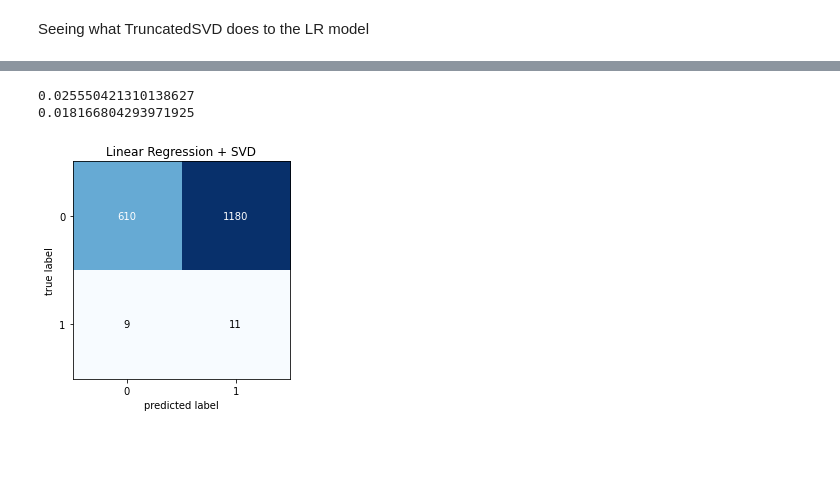
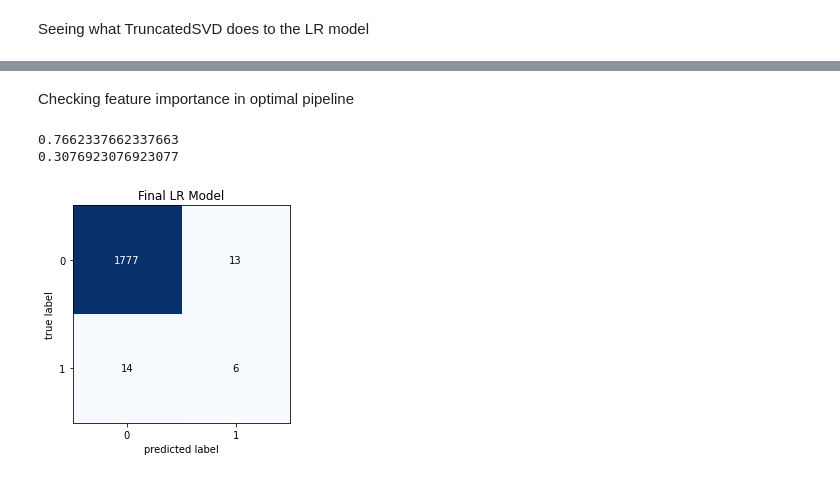
Before and after one commit to wwhite5/Springboard-Capstone-1-NLP, a Jupyter notebook: Notebooks/One_Author_advanced_2.ipynb, the cells around one changed output, grey strips where cells are left out. Cells and saved outputs as stored; diff of their text form; code cells hidden in the pictures; blank space fills up the shorter version.

```diff
--- a/Notebooks/One_Author_advanced_2.ipynb
+++ b/Notebooks/One_Author_advanced_2.ipynb
@@ -39,0 +42,8 @@ X_train, X_test, y_train, y_test = train_test_split(X, y, random_state=21, train
+# %%
+scaled_feat = X[X.columns.difference(['paper_text'])]
+paper_text = pd.DataFrame(X.paper_text)
+
+minmax = MinMaxScaler()
+scaled_feat = pd.DataFrame(minmax.fit_transform(scaled_feat), columns=scaled_feat.columns)
+X = scaled_feat.join(paper_text)
+X
@@ -660,6 +907,22 @@ X_test = tSVD.transform(X_test)
+# %% [markdown]
+Checking feature importance in optimal pipeline
+# %%
+X_train, X_test, y_train, y_test = train_test_split(X, y, random_state=16, train_size=0.75, stratify=y)
+
+other_features_train = csr_matrix(X_train[X_train.columns.difference(['paper_text'])].values)
+other_features_test = csr_matrix(X_test[X_test.columns.difference(['paper_text'])].values)
+
+tfidf = TfidfVectorizer(stop_words=['jordan'])
+
+X_train_vector = tfidf.fit_transform(X_train.paper_text)
+X_test_vector = tfidf.transform(X_test.paper_text)
+
+X_train = hstack([other_features_train, X_train_vector])
+X_test = hstack([other_features_test, X_test_vector])
 # %%
 pipe = Pipeline(steps=[
-            ('LR', LogisticRegression(class_weight={0:1, 1:99}, C=0.5))
-            ])
+                ('ros', RandomOverSampler(random_state=21)),
+                ('LR', LogisticRegression(C=1, max_iter=1000))
+                ])
 # %%
 pipe.fit(X_train, y_train)
@@ -672,12 +934,12 @@ F1_score_test = f1_score(y_test, pipe_test_pred)
 print(F1_score_train)
 print(F1_score_test)
 # %% [output]
-0.025550421310138627
-0.018166804293971925
+0.7662337662337663
+0.3076923076923077
 # %%
-SVD_test = confusion_matrix(y_test, pipe_test_pred)
-fig, ax = plot_confusion_matrix(conf_mat=SVD_test)
-plt.title('Linear Regression + SVD')
+Final_test = confusion_matrix(y_test, pipe_test_pred)
+fig, ax = plot_confusion_matrix(conf_mat=Final_test)
+plt.title('Final LR Model')
 plt.show()
 # %% [output]
-[figure, old version]
+[figure, new version]
```
Also changed, not shown: parts of 38 cells of this notebook, 2 other files.
